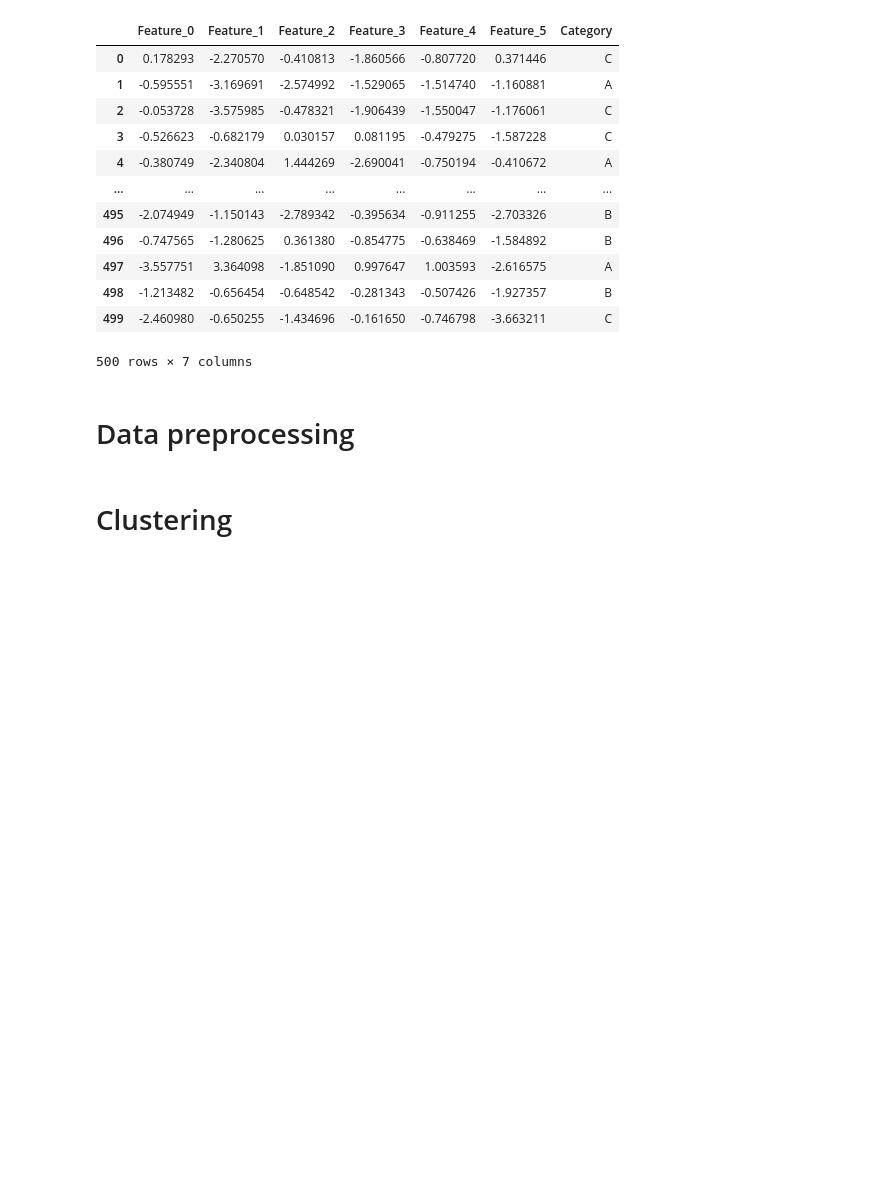
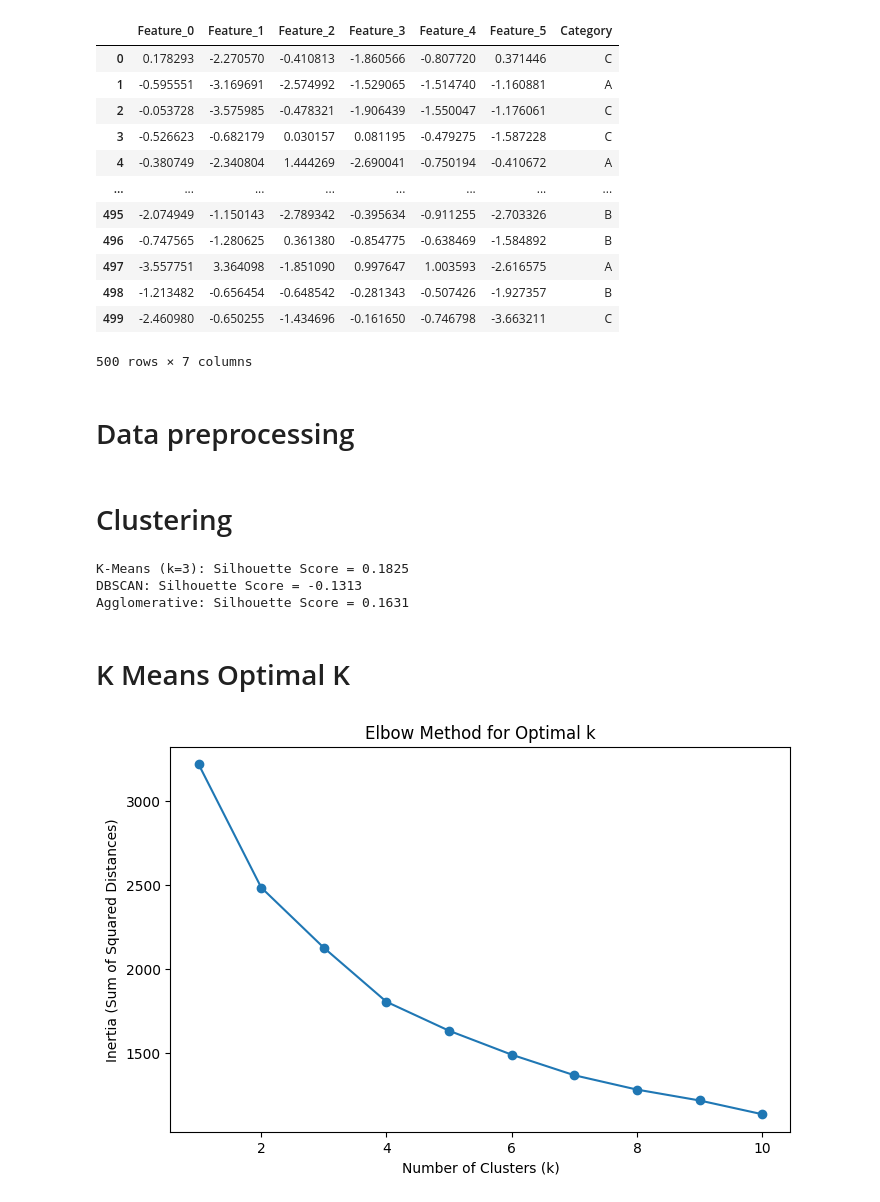
Before and after one commit to AnandThirwani8/AI_ML_Popular_Codes, a Jupyter notebook: Classical ML/Clustering.ipynb, the cells around one changed output. Cells and saved outputs as stored; diff of their text form; code cells hidden in the pictures; blank space fills up the shorter version.

```diff
--- a/Classical ML/Clustering.ipynb
+++ b/Classical ML/Clustering.ipynb
@@ -53,3 +32,65 @@ from sklearn.metrics import silhouette_score
 # %% [markdown]
 # Clustering
+# %%
+from sklearn.pipeline import Pipeline
+from sklearn.compose import ColumnTransformer
+from sklearn.preprocessing import StandardScaler, OneHotEncoder
+
+# Step 2: Define Preprocessing Pipeline
+num_features = df.select_dtypes(include=["float64", "int64"]).columns.tolist()
+cat_features = ["Category"]
+
+num_pipeline = Pipeline([("scaler", StandardScaler())])
+cat_pipeline = Pipeline([("onehot", OneHotEncoder(drop="first"))])
+preprocessor = ColumnTransformer([("num", num_pipeline, num_features), ("cat", cat_pipeline, cat_features)])
+
+# Step 3: Transform Data
+X_processed = preprocessor.fit_transform(df)
+
+import matplotlib.pyplot as plt
+import seaborn as sns
+from sklearn.cluster import KMeans, DBSCAN, AgglomerativeClustering
+from sklearn.metrics import silhouette_score
+
+# Step 4: Apply Clustering Methods
+def apply_clustering(model, X, name):
+    clusters = model.fit_predict(X)
+    score = silhouette_score(X, clusters) if len(set(clusters)) > 1 else -1
+    print(f"{name}: Silhouette Score = {score:.4f}")
+    return clusters
+
+models = {
+    "K-Means (k=3)": KMeans(n_clusters=3, random_state=42),
+    "DBSCAN": DBSCAN(eps=1, min_samples=5),
+    "Agglomerative": AgglomerativeClustering(n_clusters=3)
+}
+
+cluster_results = {name: apply_clustering(model, X_processed, name) for name, model in models.items()}
+# %% [output]
+K-Means (k=3): Silhouette Score = 0.1825
+DBSCAN: Silhouette Score = -0.1313
+Agglomerative: Silhouette Score = 0.1631
+# %% [markdown]
+# K Means Optimal K
+# %%
+import numpy as np
+
+# Step 1: Try different values of k
+inertia_values = []
+k_values = range(1, 11)  # Testing k from 1 to 10
+
+for k in k_values:
+    kmeans = KMeans(n_clusters=k, random_state=42)
+    kmeans.fit(X_processed)
+    inertia_values.append(kmeans.inertia_)
+
+# Step 2: Plot Elbow Curve
+plt.figure(figsize=(8, 5))
+plt.plot(k_values, inertia_values, marker='o', linestyle='-')
+plt.xlabel("Number of Clusters (k)")
+plt.ylabel("Inertia (Sum of Squared Distances)")
+plt.title("Elbow Method for Optimal k")
+plt.show()
+# %% [output]
+[figure, added]
 # %%
```
Also changed, not shown: parts of 3 cells of this notebook, 11 other files.
